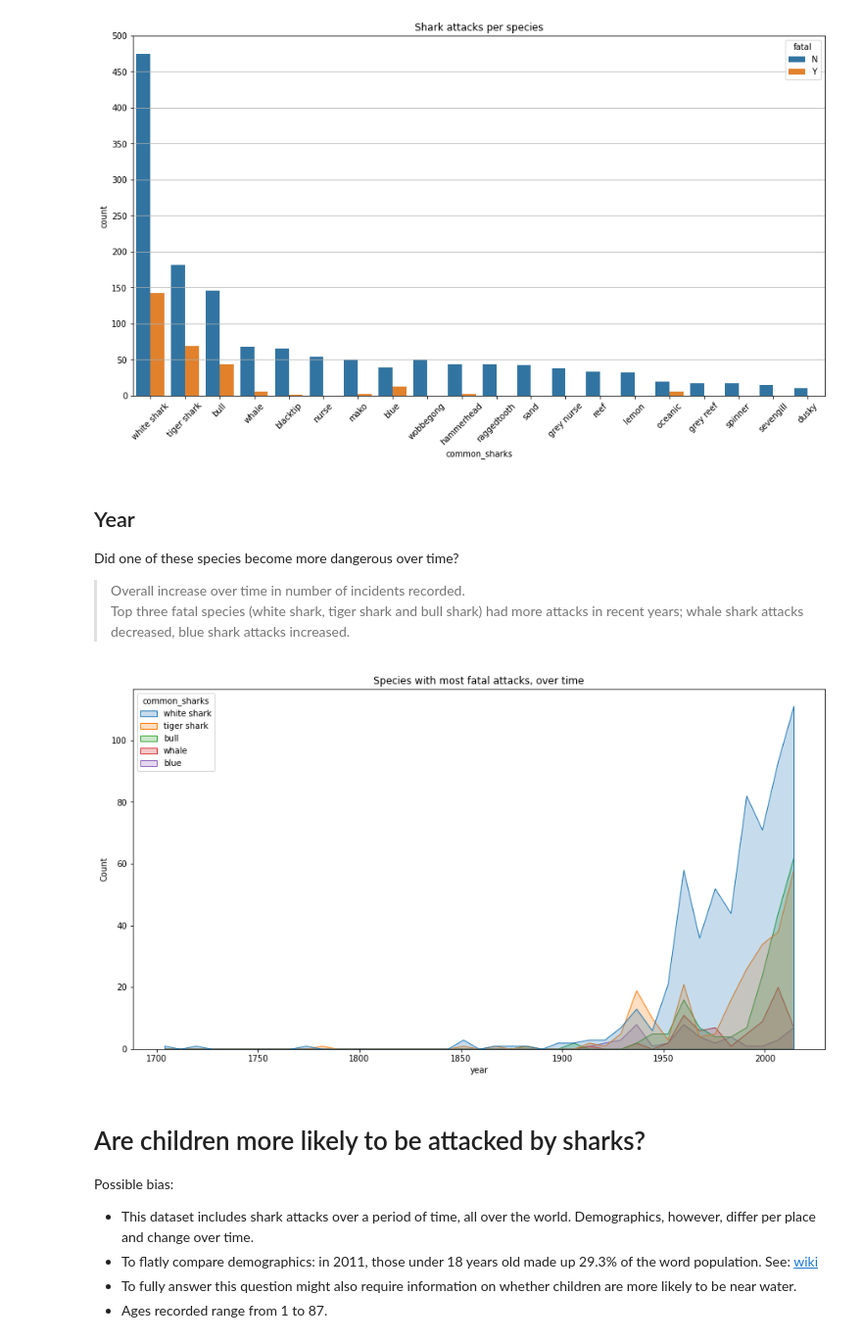
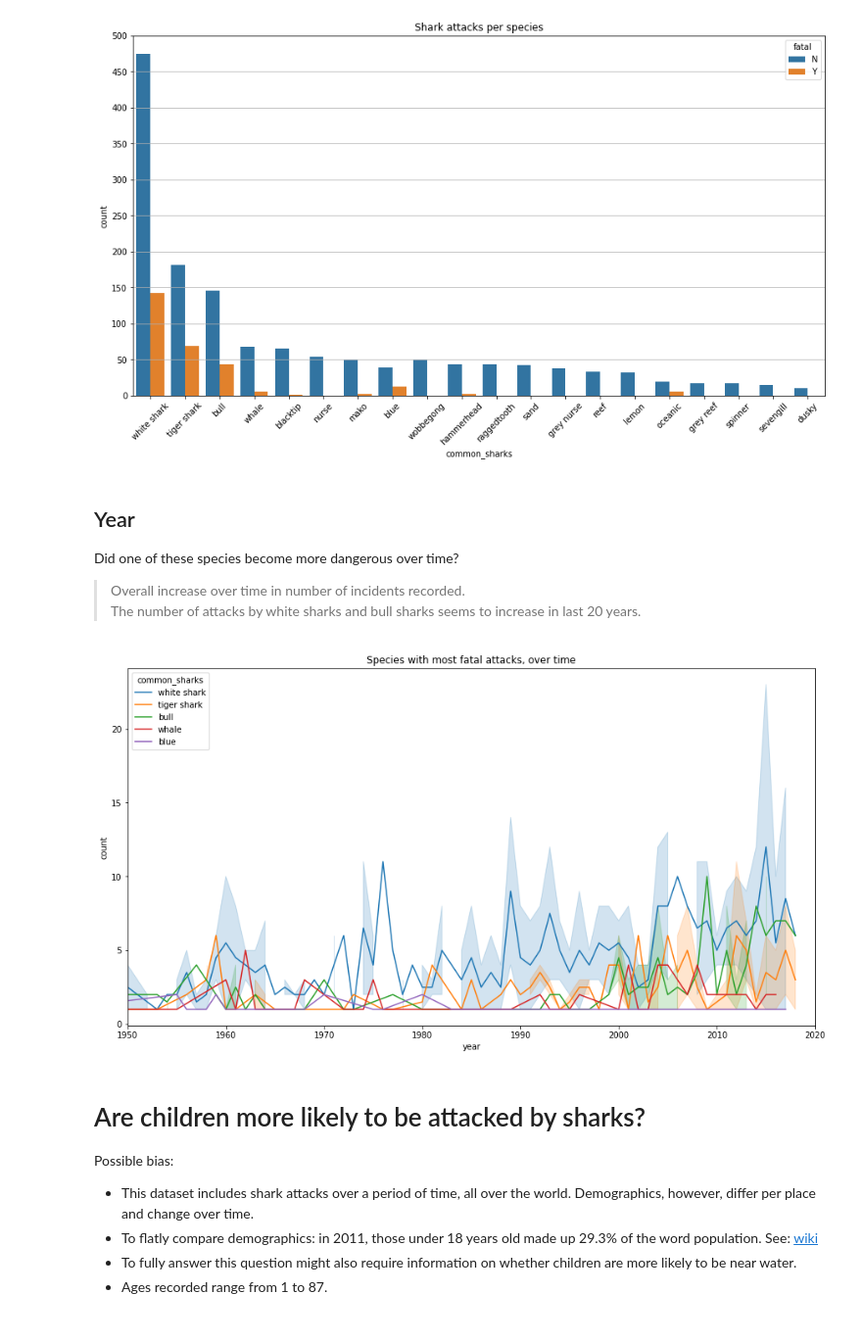
Before and after one commit to TGB85/shark_attacks, a Jupyter notebook: shark_attack.ipynb, the cells around one changed output. Shown: that part at 98% size. Saved outputs shown, nothing was run; the diff lists cells and outputs as text; code cells hidden in the pictures.

```diff
--- a/shark_attack.ipynb
+++ b/shark_attack.ipynb
@@ -140,7 +142,7 @@ plt.show()
 ## Year
 Did one of these species become more dangerous over time?
 > Overall increase over time in number of incidents recorded.
-> Top three fatal species (white shark, tiger shark and bull shark) had more attacks in recent years; whale shark attacks decreased, blue shark attacks increased.
+> The number of attacks by white sharks and bull sharks seems to increase in last 20 years.
 # %%
 df2['year'] = df2['year'].apply(np.int64)
 df2.drop(df2.loc[df2['year']==0].index, inplace=True)
@@ -149,13 +151,21 @@ df2.drop(df2.loc[df2['year']==0].index, inplace=True)
 top_five_fatal = (df2['common_sharks'] == 'white shark') | (df2['common_sharks'] == 'tiger shark') | (df2['common_sharks'] == 'bull') | (df2['common_sharks'] == 'whale') | (df2['common_sharks'] == 'blue')
 fatal_species = df2.loc[top_five_fatal] # & (df2['fatal'] == 'Y')
 
-fig, ax = plt.subplots(figsize=(15, 8))
-ax = sns.histplot(data=fatal_species, x='year', hue='common_sharks', hue_order=fatal_species.common_sharks.value_counts().index, element='poly')
-ax.set(title='Species with most fatal attacks, over time')
-sns.move_legend(ax, "upper left")
-plt.show()
+# fig, ax = plt.subplots(figsize=(15, 8))
+# ax = sns.histplot(data=fatal_species, x='year', hue='common_sharks', hue_order=fatal_species.common_sharks.value_counts().index, element='poly')
+# ax.set(title='Species with most fatal attacks, over time')
+# sns.move_legend(ax, "upper left")
+# plt.show()
-# %% [output]
-[figure, removed]
+# %%
+fatal_grp = fatal_species.groupby(['year', 'common_sharks', 'fatal']).species.count().reset_index().rename(columns={'species': 'count'})
+fig, ax = plt.subplots(figsize=(15, 8))
+ax = sns.lineplot(data=fatal_grp, x='year', y='count', hue='common_sharks', hue_order=fatal_species.common_sharks.value_counts().index)
+ax.set_xlim(1950, 2020)
+ax.set(title='Species with most fatal attacks, over time')
+sns.move_legend(ax, "upper left")
+plt.show()
+# %% [output]
+[figure, added]
 # %% [markdown]
 #  Are children more likely to be attacked by sharks?
 Possible bias:
```
Also changed, not shown: parts of 7 cells of this notebook.
